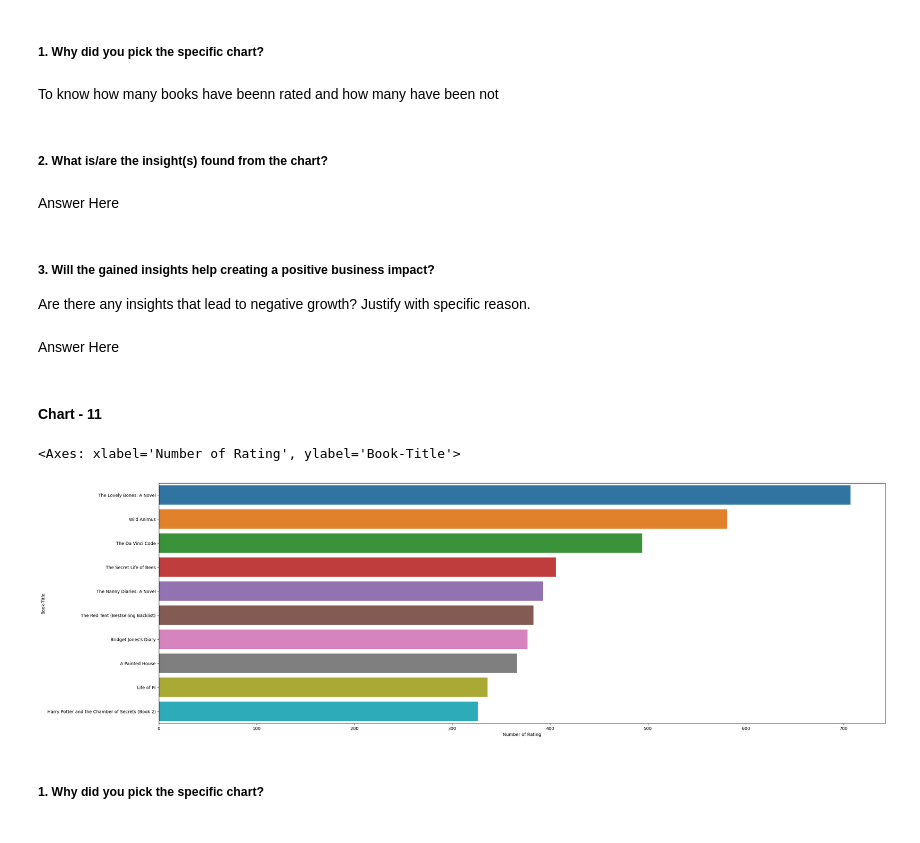
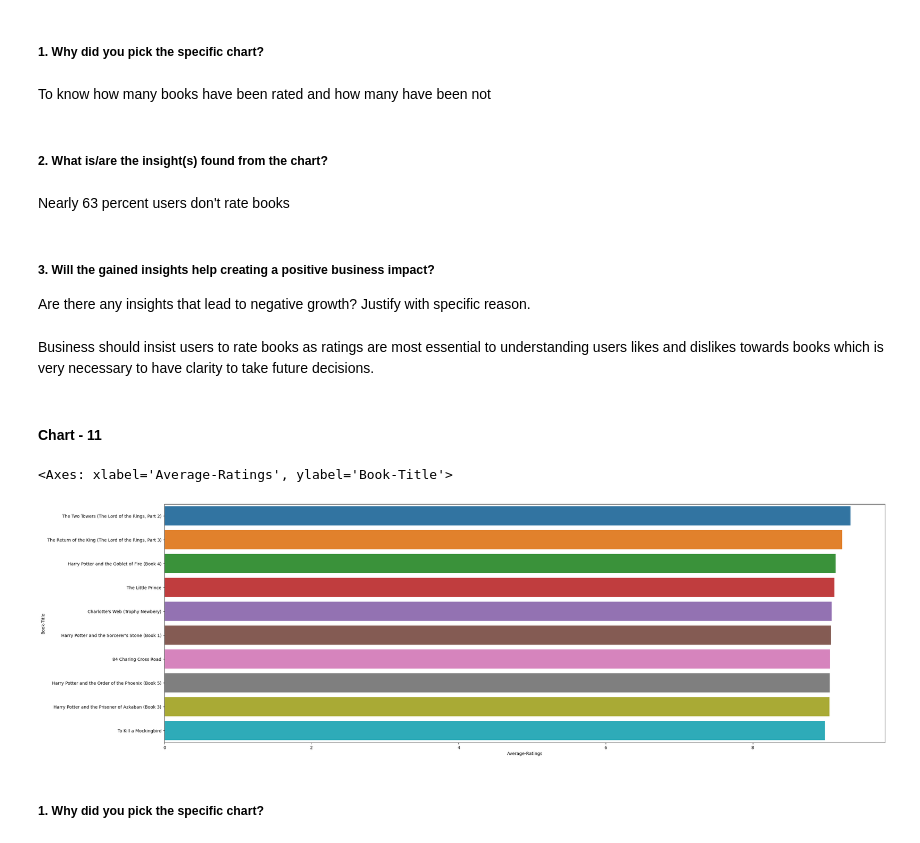
Before and after one commit to vivek72v/Book_Recommendation_Sysytem, a Jupyter notebook: Final_Book_Recommendation_System.ipynb, the cells around one changed output. Cells and saved outputs as stored; diff of their text form; code cells hidden in the pictures.

```diff
--- a/Final_Book_Recommendation_System.ipynb
+++ b/Final_Book_Recommendation_System.ipynb
@@ -753,25 +781,26 @@ sns.countplot(x = rated_or_not)
 # %% [markdown]
 ##### 1. Why did you pick the specific chart?
 # %% [markdown]
-To know how many books have beenn rated and how many have been not
+To know how many books have been rated and how many have been not
 # %% [markdown]
 ##### 2. What is/are the insight(s) found from the chart?
-# %% [markdown]
-Answer Here
+# %% [markdown]
+Nearly 63 percent users don't rate books
 # %% [markdown]
 ##### 3. Will the gained insights help creating a positive business impact?
 Are there any insights that lead to negative growth? Justify with specific reason.
-# %% [markdown]
-Answer Here
+# %% [markdown]
+Business should insist users to rate books as ratings are most essential to understanding users likes and dislikes towards books which is very necessary to have clarity to take future decisions.
 # %% [markdown]
 #### Chart - 11
 # %%
 # Chart - 11 visualization code
-temp  = average_numbers_of_ratings[average_numbers_of_ratings['Number of Rating'] > 250].sort_values('Number of Rating', ascending = False)[:10]
-sns.barplot( x = temp['Number of Rating'],y = temp['Book-Title'])
+# To get top rated books with a minimum of  ratings by more than fifty users
+temp  = average_numbers_of_ratings[average_numbers_of_ratings['Number of Rating'] > 50].sort_values('Average-Ratings', ascending = False)[:10]
+sns.barplot( x = temp['Average-Ratings'],y = temp['Book-Title'])
 # %% [output]
-<Axes: xlabel='Number of Rating', ylabel='Book-Title'>
+<Axes: xlabel='Average-Ratings', ylabel='Book-Title'>
-[figure, old version]
+[figure, new version]
 # %% [markdown]
 ##### 1. Why did you pick the specific chart?
 # %% [markdown]
```
Also changed, not shown: parts of 134 cells of this notebook.
